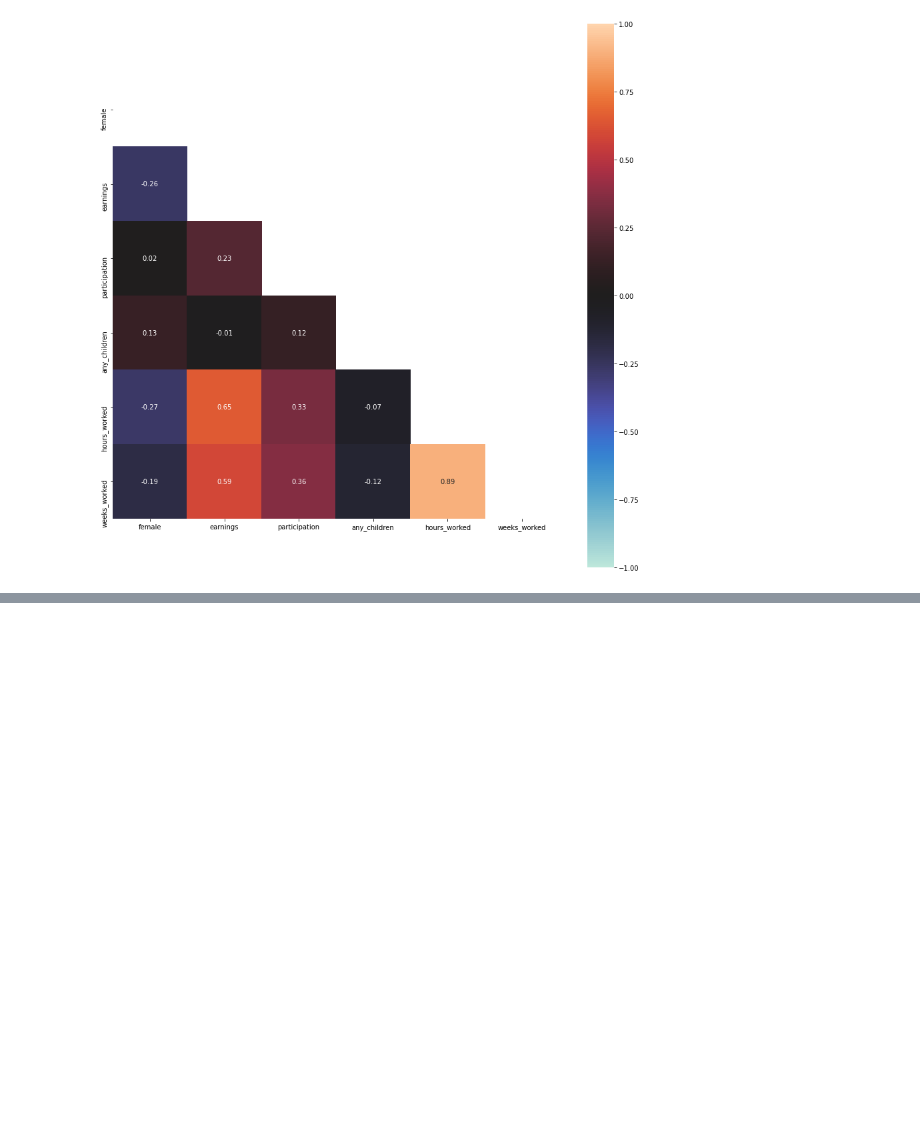
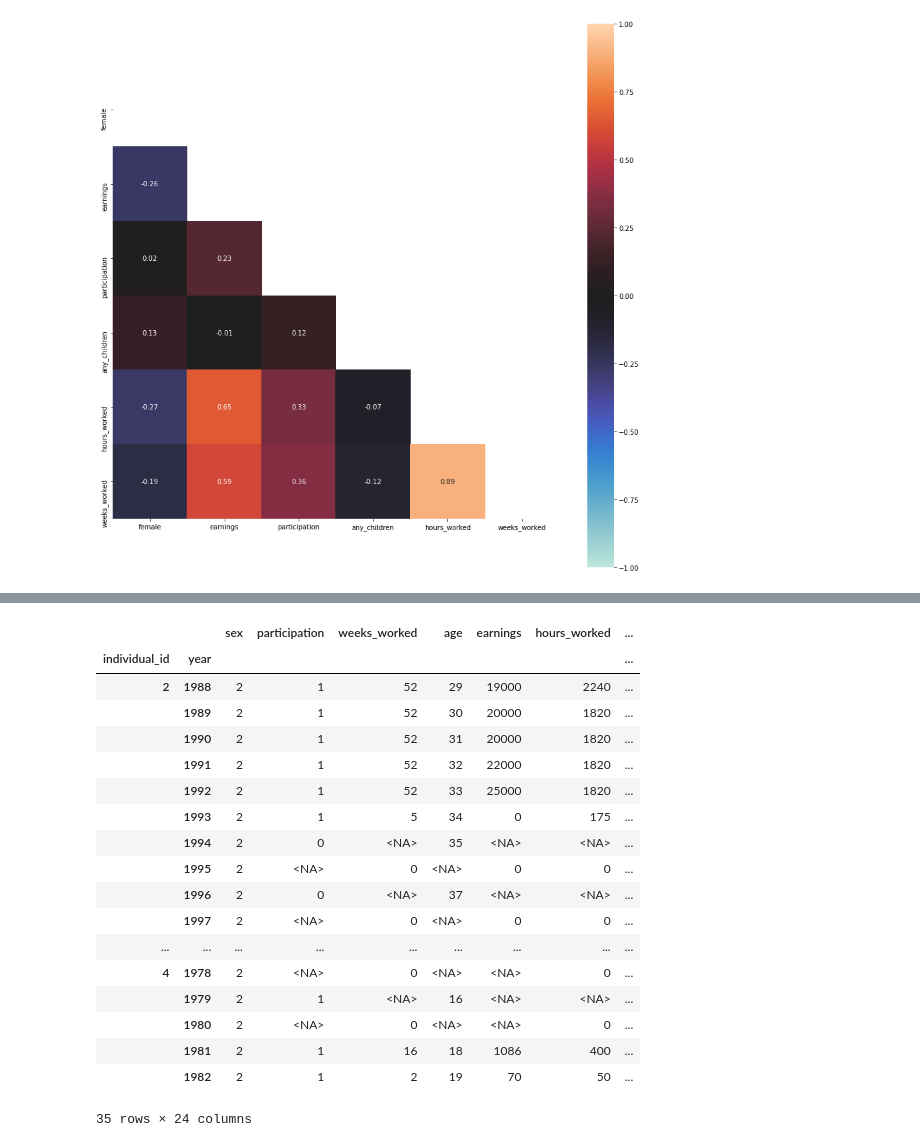
Before and after one commit to berikabinzet/Final_Project, a Jupyter notebook: src/data_management/data_cleaning_code.ipynb, the cells around one changed output, grey strips where cells are left out. Cells and saved outputs as stored; diff of their text form; code cells hidden in the pictures; blank space fills up the shorter version.

Commit message:
Event study analysis codes added.

```diff
--- a/src/data_management/data_cleaning_code.ipynb
+++ b/src/data_management/data_cleaning_code.ipynb
@@ -321,0 +339,4 @@ See the caveats in the documentation: https://pandas.pydata.org/pandas-docs/stab
+# %%
+indexNames = df[(df['event_time'] > 10) | (df['event_time'] < -5)].index
+df.drop(indexNames , inplace=True)
+df
@@ -321,0 +358,28 @@ See the caveats in the documentation: https://pandas.pydata.org/pandas-docs/stab
+# %%
+#generating the event_time dummies (where t=-1 is omitted, implying that the event time coefficients measure
+#the impact of children relative to the year just before the first child birth)
+dummies = pd.get_dummies(df['event_time'])
+dummies.columns = [ 'event_time_' + str(dummies) for dummies in range(1,17) ]
+dummies = dummies.drop(["event_time_5"], axis=1)
+df = pd.concat([df, dummies], axis=1)
+df.head(35)
+# %% [output]
+|  |  | sex | participation | weeks_worked | age | earnings | hours_worked | ... |
+| individual_id | year |  |  |  |  |  |  | ... |
+| 2 | 1988 | 2 | 1 | 52 | 29 | 19000 | 2240 | ... |
+|  | 1989 | 2 | 1 | 52 | 30 | 20000 | 1820 | ... |
+|  | 1990 | 2 | 1 | 52 | 31 | 20000 | 1820 | ... |
+|  | 1991 | 2 | 1 | 52 | 32 | 22000 | 1820 | ... |
+|  | 1992 | 2 | 1 | 52 | 33 | 25000 | 1820 | ... |
+|  | 1993 | 2 | 1 | 5 | 34 | 0 | 175 | ... |
+|  | 1994 | 2 | 0 | <NA> | 35 | <NA> | <NA> | ... |
+|  | 1995 | 2 | <NA> | 0 | <NA> | 0 | 0 | ... |
+|  | 1996 | 2 | 0 | <NA> | 37 | <NA> | <NA> | ... |
+|  | 1997 | 2 | <NA> | 0 | <NA> | 0 | 0 | ... |
+| ... | ... | ... | ... | ... | ... | ... | ... | ... |
+| 4 | 1978 | 2 | <NA> | 0 | <NA> | <NA> | 0 | ... |
+|  | 1979 | 2 | 1 | <NA> | 16 | <NA> | <NA> | ... |
+|  | 1980 | 2 | <NA> | 0 | <NA> | <NA> | 0 | ... |
+|  | 1981 | 2 | 1 | 16 | 18 | 1086 | 400 | ... |
+|  | 1982 | 2 | 1 | 2 | 19 | 70 | 50 | ... |
+35 rows × 24 columns
```
Also changed, not shown: parts of 9 cells of this notebook.
